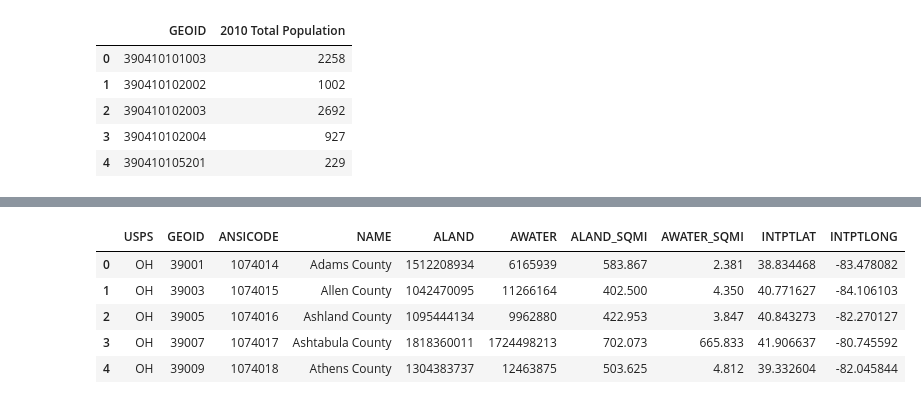
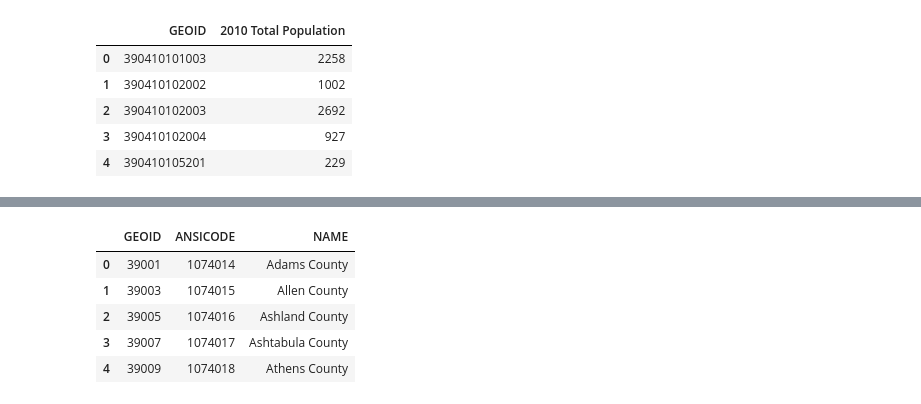
Before and after one commit to data-x-sp19/EVAC, a Jupyter notebook: PT_data.ipynb, the cells around one changed output, grey strips where cells are left out. Drawn from its saved outputs; the diff is of its cells as text; code cells hidden in the pictures.

Commit message:
In process of adding more granularity for GEOID parsing

```diff
--- a/PT_data.ipynb
+++ b/PT_data.ipynb
@@ -51,10 +96,10 @@ census_data.head()
 # %%
-geoid_conversion = pd.read_excel("Data/Ohio_GEOID_Conversion.xlsx")
-geoid_conversion.head()
+county_data = pd.read_excel("Data/Ohio_GEOID_Conversion.xlsx").iloc[:,1:4]
+county_data.head()
 # %% [output]
-|  | USPS | GEOID | ANSICODE | NAME | ALAND | AWATER | ALAND_SQMI | AWATER_SQMI | INTPTLAT | INTPTLONG |
-| 0 | OH | 39001 | 1074014 | Adams County | 1512208934 | 6165939 | 583.867 | 2.381 | 38.834468 | -83.478082 |
-| 1 | OH | 39003 | 1074015 | Allen County | 1042470095 | 11266164 | 402.500 | 4.350 | 40.771627 | -84.106103 |
-| 2 | OH | 39005 | 1074016 | Ashland County | 1095444134 | 9962880 | 422.953 | 3.847 | 40.843273 | -82.270127 |
-| 3 | OH | 39007 | 1074017 | Ashtabula County | 1818360011 | 1724498213 | 702.073 | 665.833 | 41.906637 | -80.745592 |
-| 4 | OH | 39009 | 1074018 | Athens County | 1304383737 | 12463875 | 503.625 | 4.812 | 39.332604 | -82.045844 |
+|  | GEOID | ANSICODE | NAME |
+| 0 | 39001 | 1074014 | Adams County |
+| 1 | 39003 | 1074015 | Allen County |
+| 2 | 39005 | 1074016 | Ashland County |
+| 3 | 39007 | 1074017 | Ashtabula County |
+| 4 | 39009 | 1074018 | Athens County |
```
Also changed, not shown: parts of 12 cells of this notebook, 2 other files.
